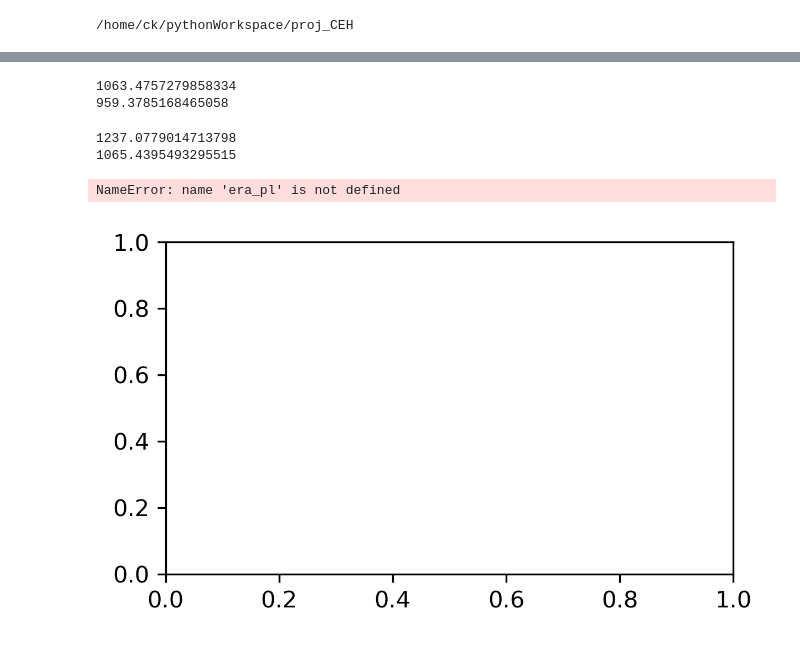
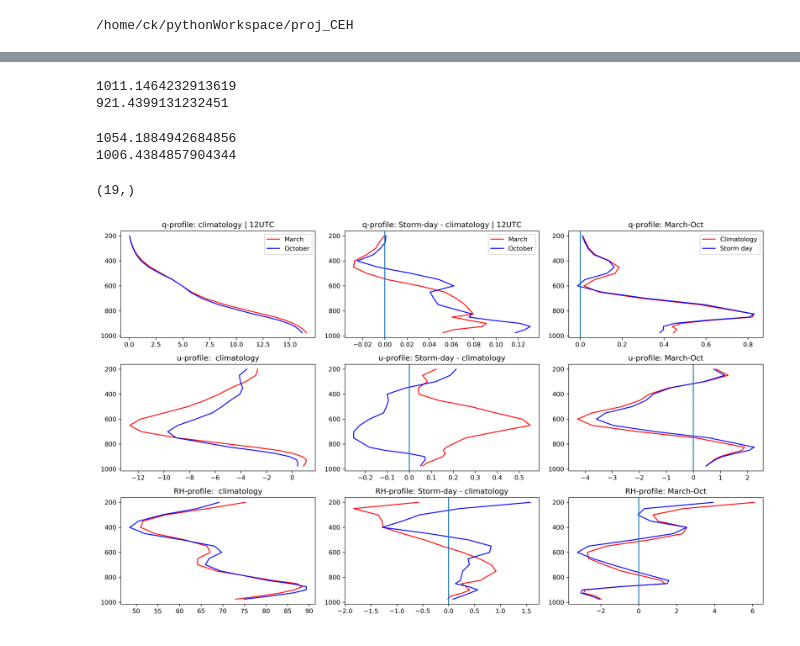
Before and after one commit to cornkle/proj_CEH, a Jupyter notebook: notebooks/CLOVER_soundings_March_Oct_stormtime_vs_average_ERA5.ipynb, the cells around one changed output, grey strips where cells are left out. Drawn from its saved outputs; the diff is of its cells as text; code cells hidden in the pictures.

```diff
--- a/notebooks/CLOVER_soundings_March_Oct_stormtime_vs_average_ERA5.ipynb
+++ b/notebooks/CLOVER_soundings_March_Oct_stormtime_vs_average_ERA5.ipynb
@@ -299,0 +310,3 @@ for k in era_oct.keys():
+# %%
+era_storm['area'] = np.array(era_storm['area'])*7.7**2
+era_clim['area'] = np.array(era_clim['area'])*7.7**2
@@ -299,0 +359,2 @@ for k in era_oct.keys():
+# %%
+s1, s2, era_march, era_oct, full = indic(era_storm)
@@ -299,0 +379,2 @@ for k in era_oct.keys():
+# %%
+s1_clim, s2_clim, clim_march, clim_oct, clim_full = indic(era_clim)
@@ -300,15 +399,20 @@ for k in era_oct.keys():
+# %%
+era_oct = s2
+era_march = s1
+clim_oct = s2_clim
+clim_march = s1_clim
 # %%
 print(np.array(era_oct['CAPE']).mean())
-print(np.array(era_oct_clim['CAPE']).mean())
+print(np.array(clim_oct['CAPE']).mean())
 # %% [output]
-1063.4757279858334
-959.3785168465058
+1011.1464232913619
+921.4399131232451
 # %%
 print(np.array(era_march['CAPE']).mean())
-print(np.array(era_march_clim['CAPE']).mean())
+print(np.array(clim_march['CAPE']).mean())
 # %% [output]
-1237.0779014713798
-1065.4395493295515
+1054.1884942684856
+1006.4384857904344
 # %%
 perc_mar = np.percentile(era_march['tmin'],[10,90])
 perc_oct = np.percentile(era_oct['tmin'],[10,90])
@@ -330,17 +434,19 @@ for v in era_march.keys():
 # %%
 q_march =  np.array(era_march['q_col']).mean(axis=0)*1000
 q_oct =  np.array(era_oct['q_col']).mean(axis=0)*1000
+print(q_march.shape)
 f = plt.figure(figsize=(15,9), dpi=300)
 f.add_subplot(331)
-plt.plot(q_march, era_pl.level.values,'r', label='March')
-plt.plot(q_oct, era_pl.level.values,'b', label='October')
+
+plt.plot(q_march.squeeze(), era_pl.level.squeeze(),'r', label='March')
+plt.plot(q_oct.squeeze(), era_pl.level.squeeze(),'b', label='October')
 #plt.axvline(x=0)
 plt.gca().invert_yaxis()
 plt.title('q-profile: climatology | 12UTC')
 plt.legend()
 
-q_march =  np.array(era_march_clim['u_col']).mean(axis=0)
-q_oct =  np.array(era_oct_clim['u_col']).mean(axis=0)
+q_march =  np.array(clim_march['u_col']).mean(axis=0).squeeze()
+q_oct =  np.array(clim_oct['u_col']).mean(axis=0).squeeze()
 f.add_subplot(334)
 plt.plot(q_march, era_pl.level.values,'r', label='March')
 plt.plot(q_oct, era_pl.level.values,'b', label='October')
@@ -348,8 +454,8 @@ plt.plot(q_oct, era_pl.level.values,'b', label='October')
 plt.gca().invert_yaxis()
 plt.title('u-profile:  climatology')
 
-q_march = np.array(era_march['q_col']).mean(axis=0)*1000 - np.array(era_march_clim['q_col']).mean(axis=0)*1000
-q_oct = np.array(era_oct['q_col']).mean(axis=0)*1000 - np.array(era_oct_clim['q_col']).mean(axis=0)*1000
+q_march = np.array(era_march['q_col']).mean(axis=0)*1000 - np.array(clim_march['q_col']).mean(axis=0).squeeze()*1000
+q_oct = np.array(era_oct['q_col']).mean(axis=0)*1000 - np.array(clim_oct['q_col']).mean(axis=0).squeeze()*1000
 
 f.add_subplot(332)
 plt.plot(q_march, era_pl.level.values,'r', label='March')
@@ -359,8 +465,8 @@ plt.gca().invert_yaxis()
 plt.title('q-profile: Storm-day - climatology | 12UTC')
 plt.legend()
 
-q_march = np.array(era_march['u_col']).mean(axis=0) - np.array(era_march_clim['u_col']).mean(axis=0)
-q_oct = np.array(era_oct['u_col']).mean(axis=0) - np.array(era_oct_clim['u_col']).mean(axis=0)
+q_march = np.array(era_march['u_col']).mean(axis=0) - np.array(clim_march['u_col']).mean(axis=0).squeeze()
+q_oct = np.array(era_oct['u_col']).mean(axis=0) - np.array(clim_oct['u_col']).mean(axis=0).squeeze()
 f.add_subplot(335)
 plt.plot(q_march, era_pl.level.values,'r', label='March')
 plt.plot(q_oct, era_pl.level.values,'b', label='October')
@@ -369,7 +475,7 @@ plt.gca().invert_yaxis()
 plt.title('u-profile: Storm-day - climatology')
 
 
-q_march = np.array(era_march_clim['q_col']).mean(axis=0)*1000  - np.array(era_oct_clim['q_col']).mean(axis=0)*1000
+q_march = np.array(clim_march['q_col']).mean(axis=0).squeeze()*1000  - np.array(clim_oct['q_col']).mean(axis=0).squeeze()*1000
 q_oct = np.array(era_march['q_col']).mean(axis=0)*1000 - np.array(era_oct['q_col']).mean(axis=0)*1000
 f.add_subplot(333)
 plt.plot(q_march, era_pl.level.values,'r', label='Climatology')
@@ -379,47 +485,47 @@ plt.gca().invert_yaxis()
 plt.title('q-profile: March-Oct')
 plt.legend()
 
-q_march = np.array(era_march_clim['u_col']).mean(axis=0) - np.array(era_oct_clim['u_col']).mean(axis=0)
+q_march = np.array(clim_march['u_col']).mean(axis=0).squeeze() - np.array(clim_oct['u_col']).mean(axis=0).squeeze()
 q_oct = np.array(era_march['u_col']).mean(axis=0) - np.array(era_oct['u_col']).mean(axis=0)
 f.add_subplot(336)
 plt.plot(q_march, era_pl.level.values,'r', label='Climatology')
 plt.plot(q_oct, era_pl.level.values,'b', label='Storm day')
 plt.axvline(x=0)
 plt.gca().invert_yaxis()
 plt.title('u-profile: March-Oct')
 
-sstr = 'v_col'
+sstr = 'r_col'
 
-q_march =  np.array(era_march_clim[sstr]).mean(axis=0)
-q_oct =  np.array(era_oct_clim[sstr]).mean(axis=0)
+q_march =  np.array(clim_march[sstr]).mean(axis=0).squeeze()
+q_oct =  np.array(clim_oct[sstr]).mean(axis=0).squeeze()
 f.add_subplot(337)
 plt.plot(q_march, era_pl.level.values,'r', label='March')
 plt.plot(q_oct, era_pl.level.values,'b', label='October')
 #plt.axvline(x=0)
 plt.gca().invert_yaxis()
-plt.title('v-profile:  climatology')
+plt.title('RH-profile:  climatology')
 
-q_march = np.array(era_march[sstr]).mean(axis=0) - np.array(era_march_clim[sstr]).mean(axis=0)
-q_oct = np.array(era_oct[sstr]).mean(axis=0) - np.array(era_oct_clim[sstr]).mean(axis=0)
+q_march = np.array(era_march[sstr]).mean(axis=0) - np.array(clim_march[sstr]).mean(axis=0).squeeze()
+q_oct = np.array(era_oct[sstr]).mean(axis=0) - np.array(clim_oct[sstr]).mean(axis=0).squeeze()
 f.add_subplot(338)
 plt.plot(q_march, era_pl.level.values,'r', label='March')
 plt.plot(q_oct, era_pl.level.values,'b', label='October')
 plt.axvline(x=0)
 plt.gca().invert_yaxis()
-plt.title('v-profile: Storm-day - climatology')
+plt.title('RH-profile: Storm-day - climatology')
 
-q_march = np.array(era_march_clim[sstr]).mean(axis=0) - np.array(era_oct_clim[sstr]).mean(axis=0)
+q_march = np.array(clim_march[sstr]).mean(axis=0).squeeze() - np.array(clim_oct[sstr]).mean(axis=0).squeeze()
 q_oct = np.array(era_march[sstr]).mean(axis=0) - np.array(era_oct[sstr]).mean(axis=0)
 f.add_subplot(339)
 plt.plot(q_march, era_pl.level.values,'r', label='Climatology')
 plt.plot(q_oct, era_pl.level.values,'b', label='Storm day')
 plt.axvline(x=0)
 plt.gca().invert_yaxis()
-plt.title('v-profile: March-Oct')
+plt.title('RH-profile: March-Oct')
 
 plt.tight_layout()
-plt.savefig('/home/ck/DIR/cornkle/figs/CLOVER/uvq_profiles.png')
+plt.savefig('/home/ck/DIR/cornkle/figs/CLOVER/uRHq_profiles.png')
 # %% [output]
-NameError: name 'era_pl' is not defined
+(19,)
-[figure, old version]
+[figure, new version]
 # %%
```
Also changed, not shown: parts of 16 cells of this notebook, 9 other files.
